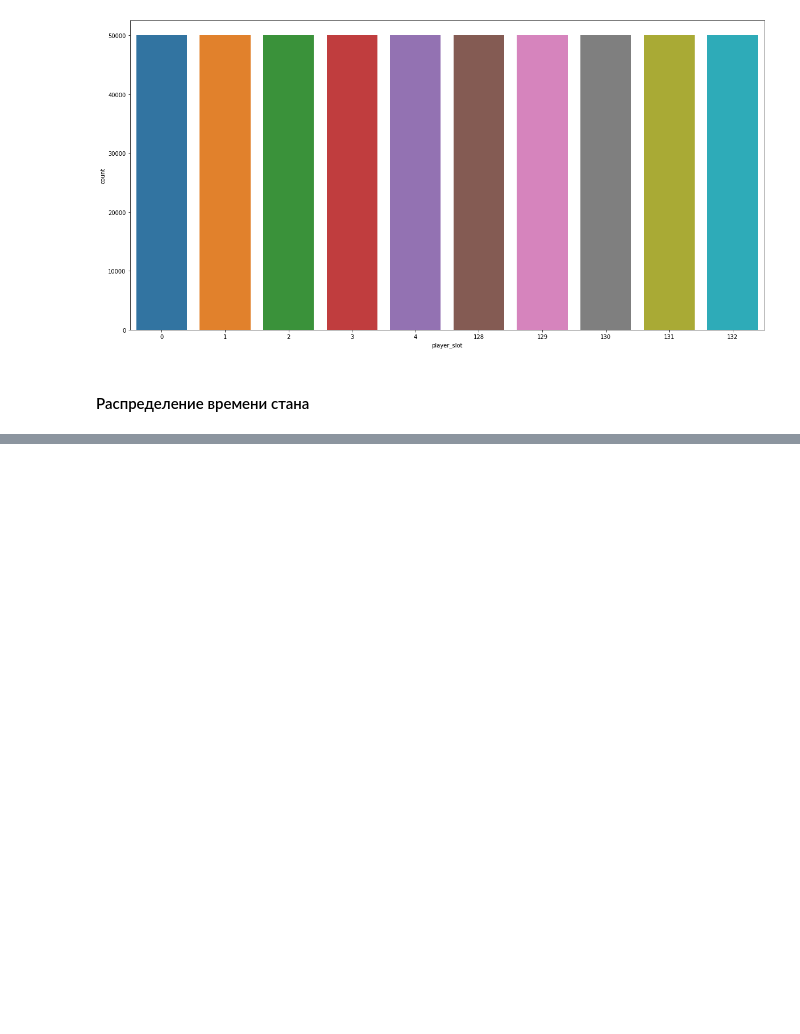
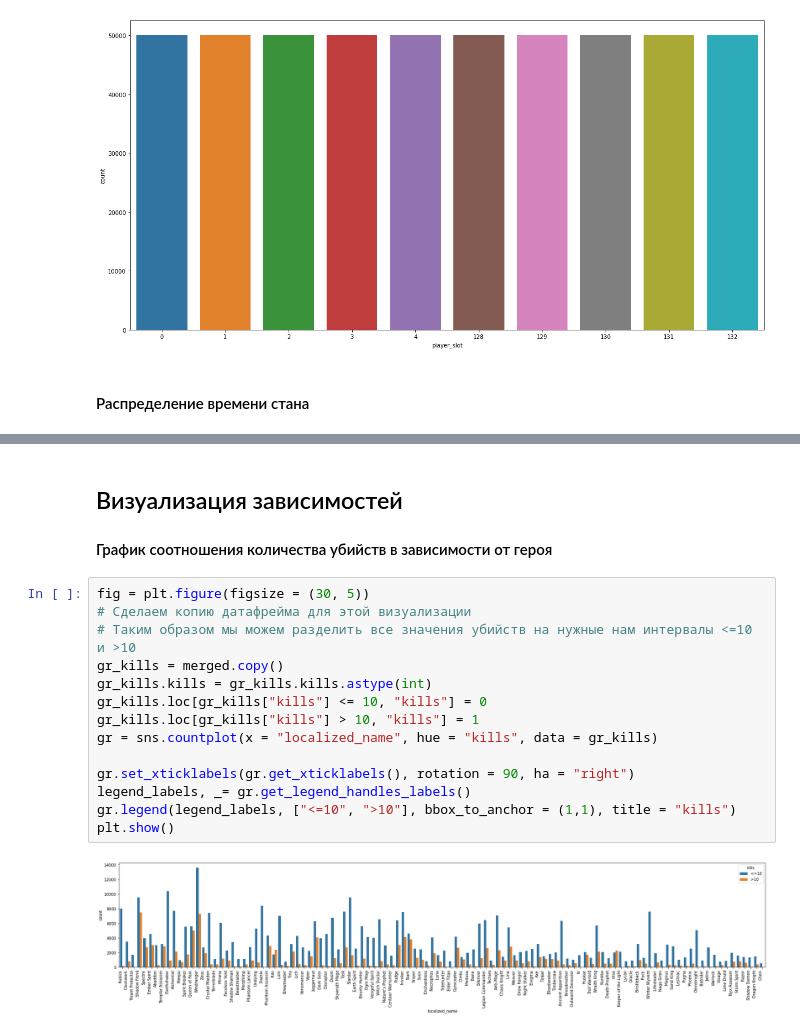
Before and after one commit to amatemeow/MLPY, a Jupyter notebook: task1/task1.ipynb, the cells around one changed output, grey strips where cells are left out. Cells and saved outputs as stored; diff of their text form; blank space fills up the shorter version.

```diff
--- a/task1/task1.ipynb
+++ b/task1/task1.ipynb
@@ -271,0 +340,20 @@ Hero: Zeus                           mean gpm: 406.1948136849
+# %% [markdown]
+<h2>Визуализация зависимостей</h2>
+
+<h4>График соотношения количества убийств в зависимости от героя</h4>
+# %%
+fig = plt.figure(figsize = (30, 5))
+# Сделаем копию датафрейма для этой визуализации
+# Таким образом мы можем разделить все значения убийств на нужные нам интервалы <=10 и >10
+gr_kills = merged.copy()
+gr_kills.kills = gr_kills.kills.astype(int)
+gr_kills.loc[gr_kills["kills"] <= 10, "kills"] = 0
+gr_kills.loc[gr_kills["kills"] > 10, "kills"] = 1
+gr = sns.countplot(x = "localized_name", hue = "kills", data = gr_kills)
+
+gr.set_xticklabels(gr.get_xticklabels(), rotation = 90, ha = "right")
+legend_labels, _= gr.get_legend_handles_labels()
+gr.legend(legend_labels, ["<=10", ">10"], bbox_to_anchor = (1,1), title = "kills")
+plt.show()
+# %% [output]
+[figure, added]
```
Also changed, not shown: parts of 13 cells of this notebook.
